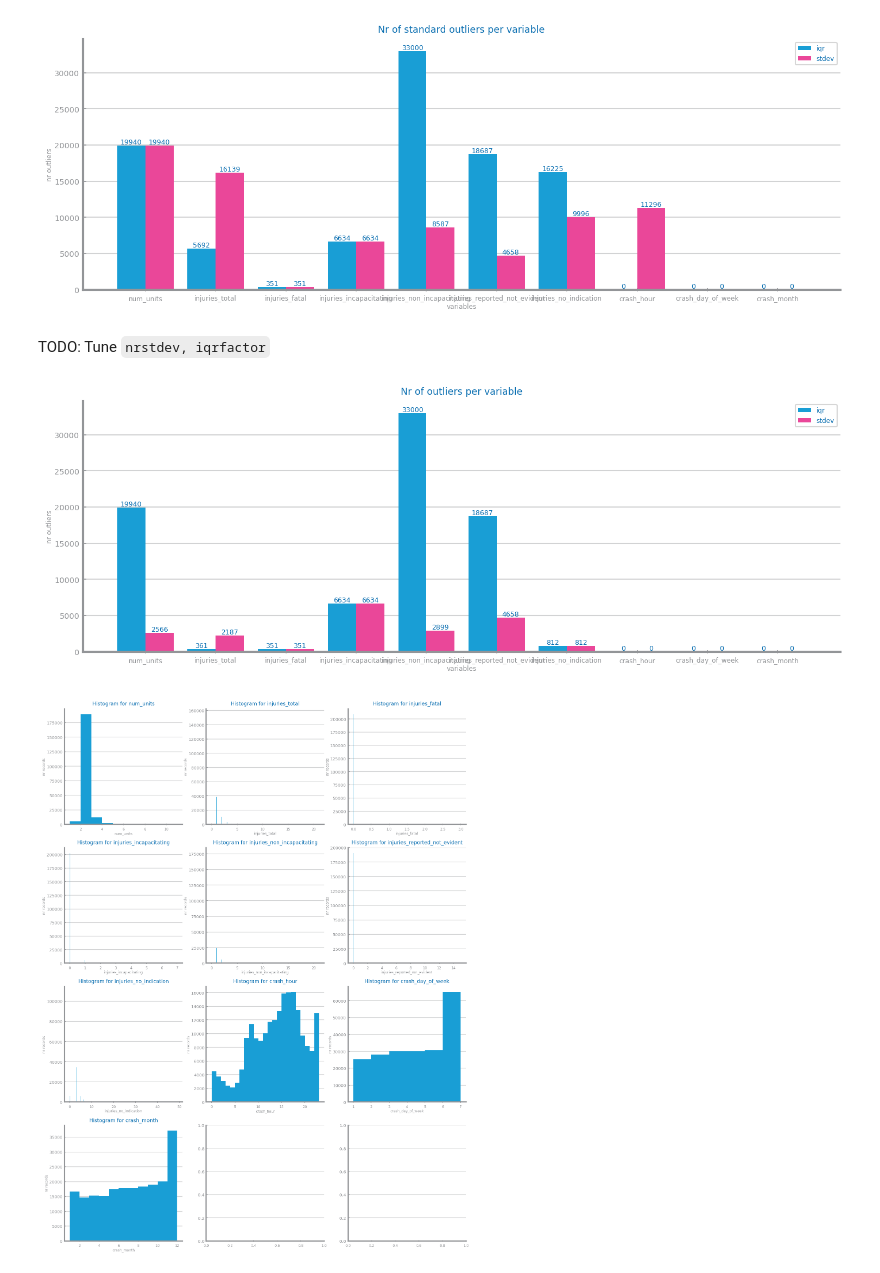
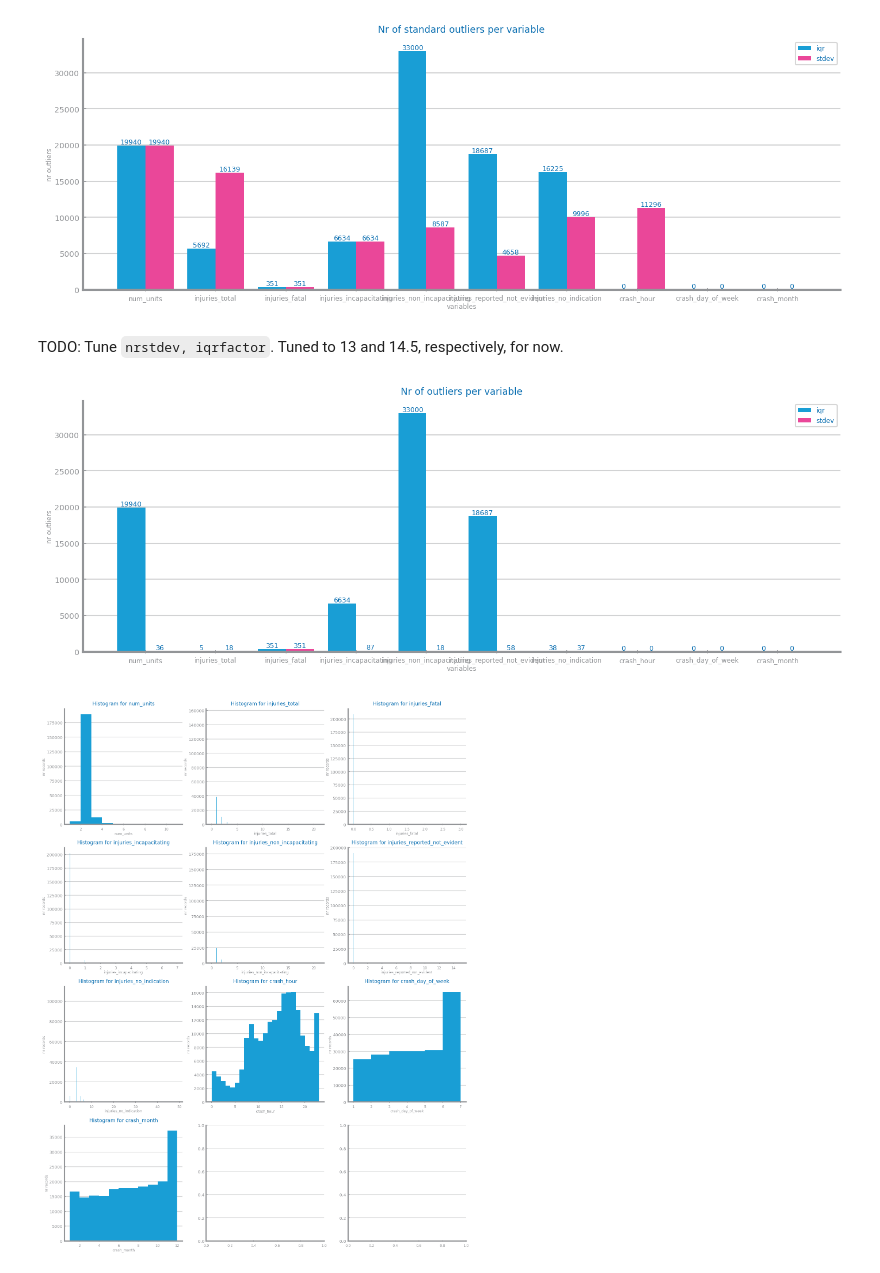
Before and after one commit to ch4uz/ds-project, a Jupyter notebook: classification/ds1_traffic_accidents/notebooks/ds1_lab2_profiling.ipynb, the cells around one changed output. Cells and saved outputs as stored; diff of their text form; code cells hidden in the pictures.

Commit message:
Update lab2 profiling - outliers and variable distributions

```diff
--- a/classification/ds1_traffic_accidents/notebooks/ds1_lab2_profiling.ipynb
+++ b/classification/ds1_traffic_accidents/notebooks/ds1_lab2_profiling.ipynb
@@ -238,25 +238,25 @@ else:
 # %% [output]
 [figure]
 # %% [markdown]
-TODO: Tune <code>nrstdev, iqrfactor</code>
+TODO: Tune <code>nrstdev, iqrfactor</code>. Tuned to 13 and 14.5, respectively, for now.
 # %%
 if [] != numeric:
-    outliers: dict[str, int] = count_outliers(data, numeric, nrstdev=4, iqrfactor=4.5)
+    outliers: dict[str, int] = count_outliers(data, numeric, nrstdev=13, iqrfactor=14.5)
     figure(figsize=(12, HEIGHT))
     plot_multibar_chart(
         numeric,
         outliers,
         title="Nr of outliers per variable",
         xlabel="variables",
         ylabel="nr outliers",
         percentage=False,
     )
     savefig(f"../charts/lab2_profiling/{file_tag}_outliers_tuned.png")
     show()
 else:
     print("There are no numeric variables.")
 # %% [output]
-[figure, old version]
+[figure, new version]
 # %%
 from dslabs_functions import set_chart_labels
 
```
Also changed, not shown: parts of 1 cell of this notebook, 2 other files.
